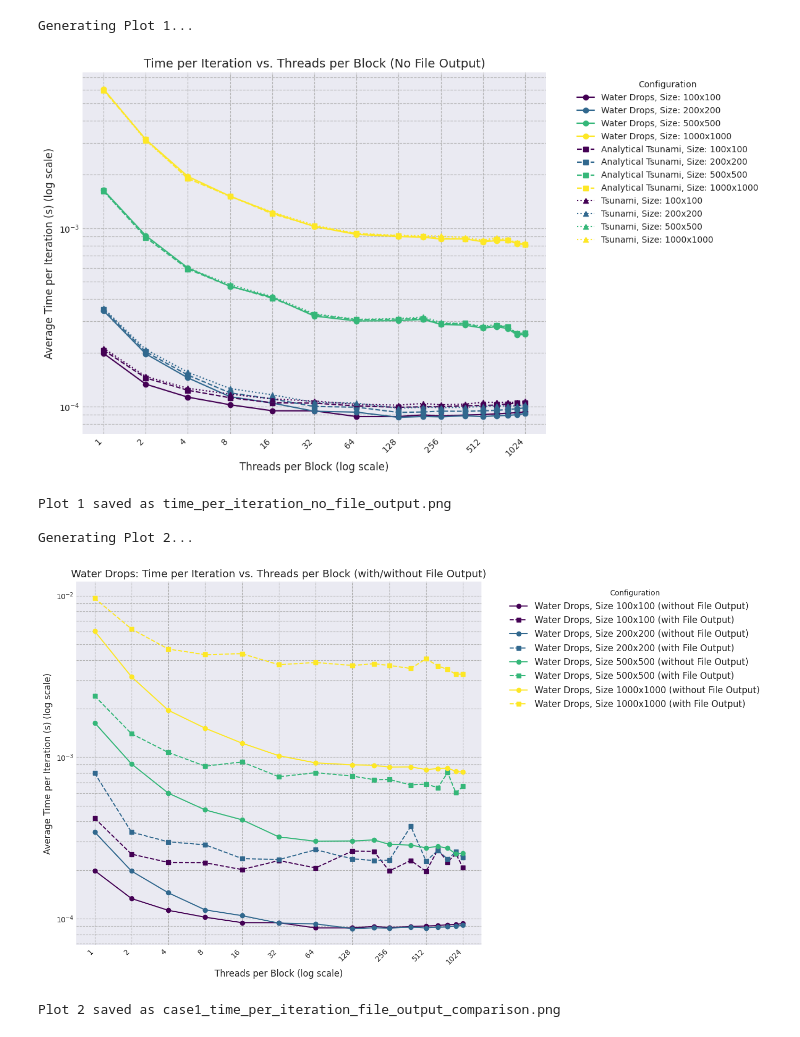
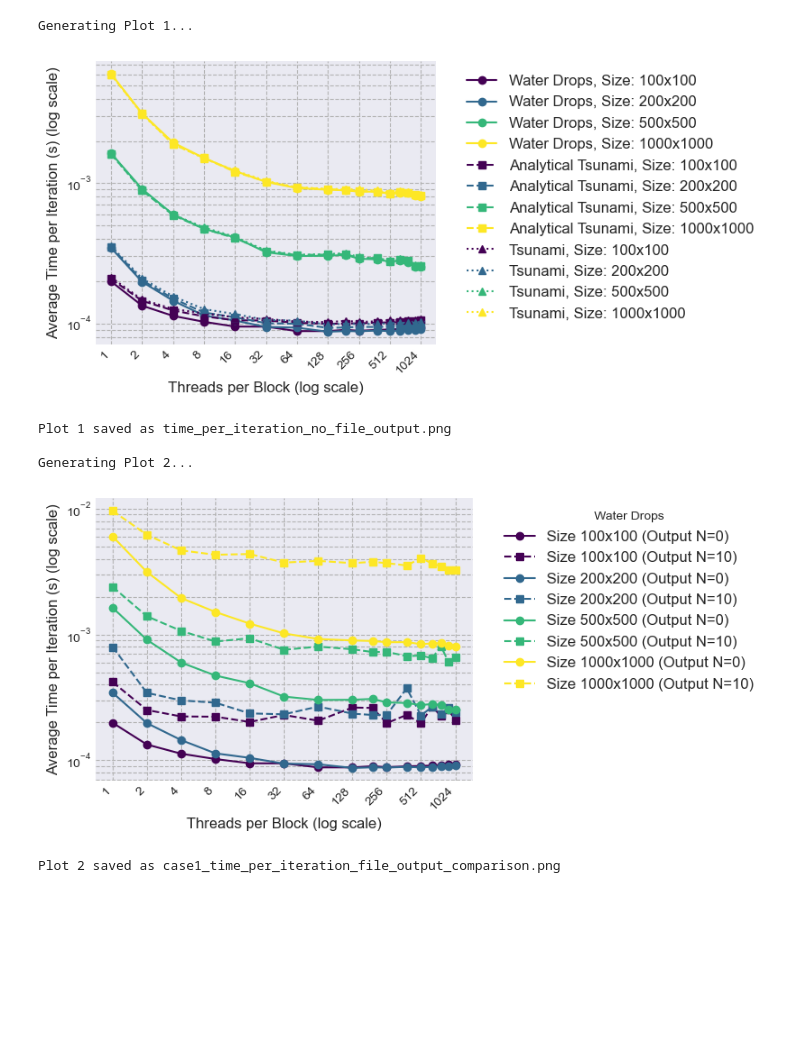
Before and after one commit to ngusarov/project_swe_cuda, a Jupyter notebook: _plotter.ipynb, the cells around one changed output. Cells and saved outputs as stored; diff of their text form; code cells hidden in the pictures; blank space fills up the shorter version.

```diff
--- a/_plotter.ipynb
+++ b/_plotter.ipynb
@@ -84,7 +84,7 @@ for case_id in cases:
 plot1_data = load_and_process_data(plot1_files)
 
 if not plot1_data.empty:
-    plt.figure(figsize=(12, 7))
+    plt.figure(figsize=(8, 4))
     plt.style.use('seaborn-v0_8-darkgrid')
 
     # Filter data to include only runs without file output
@@ -108,12 +108,12 @@ if not plot1_data.empty:
     plt.yscale('log')
     plt.xlabel('Threads per Block (log scale)', fontsize=12)
     plt.ylabel('Average Time per Iteration (s) (log scale)', fontsize=12)
-    plt.title('Time per Iteration vs. Threads per Block (No File Output)', fontsize=14)
+    # plt.title('Time per Iteration vs. Threads per Block (No File Output)', fontsize=14)
     # Set x-axis ticks to show only powers of 2
     plt.xticks(power_of_2_ticks, labels=[str(t) for t in power_of_2_ticks], rotation=45, ha='right')
-    plt.legend(title='Configuration', bbox_to_anchor=(1.05, 1), loc='upper left')
+    plt.legend(bbox_to_anchor=(1.05, 1), loc='upper left', fontsize='large')
     plt.grid(True, which="both", ls="--", c='0.7')
-    plt.tight_layout()
+    plt.tight_layout(rect=[0, 0, 1.04, 1])
     plt.savefig("swe_cuda_no_output.pdf")
     plt.show()
     print("Plot 1 saved as time_per_iteration_no_file_output.png")
@@ -132,7 +132,7 @@ for size in sizes:
 plot2_data = load_and_process_data(plot2_files)
 
 if not plot2_data.empty:
-    plt.figure(figsize=(14, 8))
+    plt.figure(figsize=(8, 4))
     plt.style.use('seaborn-v0_8-darkgrid')
 
     line_styles = {False: '-', True: '--'} # Solid line for no output, dashed for output
@@ -144,46 +144,46 @@ if not plot2_data.empty:
         subset_no_output = plot2_data[(plot2_data['nx'] == size_val) & (plot2_data['file_output'] == False)]
         plt.plot(subset_no_output['threadsPerBlock'], subset_no_output['time_per_iteration'],
                  marker=markers[False], linestyle=line_styles[False],
-                 label=f'{case_names.get(1, "Case 1")}, Size {size_val}x{size_val} (without File Output)',
+                 label=f'Size {size_val}x{size_val} (Output N=0)',
                  color=size_color_map[size_val])
 
         # Plot for 'with File Output'
         subset_with_output = plot2_data[(plot2_data['nx'] == size_val) & (plot2_data['file_output'] == True)]
         plt.plot(subset_with_output['threadsPerBlock'], subset_with_output['time_per_iteration'],
                  marker=markers[True], linestyle=line_styles[True],
-                 label=f'{case_names.get(1, "Case 1")}, Size {size_val}x{size_val} (with File Output)',
+                 label=f'Size {size_val}x{size_val} (Output N=10)',
                  color=size_color_map[size_val])
 
     plt.xscale('log', base=2)
     plt.yscale('log')
     plt.xlabel('Threads per Block (log scale)', fontsize=12)
     plt.ylabel('Average Time per Iteration (s) (log scale)', fontsize=12)
-    plt.title(f'{case_names.get(1, "Case 1")}: Time per Iteration vs. Threads per Block (with/without File Output)', fontsize=14)
+    # plt.title(f'{case_names.get(1, "Case 1")}: Time per Iteration vs. Threads per Block (with/without File Output)', fontsize=14)
     # Set x-axis ticks to show only powers of 2
     plt.xticks(power_of_2_ticks, labels=[str(t) for t in power_of_2_ticks], rotation=45, ha='right')
-    plt.legend(title='Configuration', bbox_to_anchor=(1.05, 1), loc='upper left', fontsize='large')
+    plt.legend(title=f'{case_names.get(1, "Case 1")}', bbox_to_anchor=(1.05, 1), loc='upper left', fontsize='large')
     plt.grid(True, which="both", ls="--", c='0.7')
-    plt.tight_layout()
+    plt.tight_layout(rect=[0, 0, 1.04, 1])
     plt.savefig("swe_cuda_case1_output.pdf")
     plt.show()
     print("Plot 2 saved as case1_time_per_iteration_file_output_comparison.png")
 else:
     print("No data to plot for Plot 2. Please ensure your CSV files are present.")
 
 # --- 4. Cleanup (optional) ---
 # This section is commented out as it's for dummy file cleanup.
 # If you wish to remove your actual CSVs after plotting, uncomment with caution.
 # for case_id in cases:
 #     for size in sizes:
 #         os.remove(f"case{case_id}_nx{size}.csv")
 #         if case_id == 1:
 #             os.remove(f"case{case_id}_nx{size}_nout10.csv")
 # print("\nCleaned up dummy CSV files.")
 # %% [output]
 Generating Plot 1...
-[figure, old version]
+[figure, new version]
 Plot 1 saved as time_per_iteration_no_file_output.png
 
 Generating Plot 2...
-[figure, old version]
+[figure, new version]
 Plot 2 saved as case1_time_per_iteration_file_output_comparison.png
```
Also changed, not shown: 7 other files.
